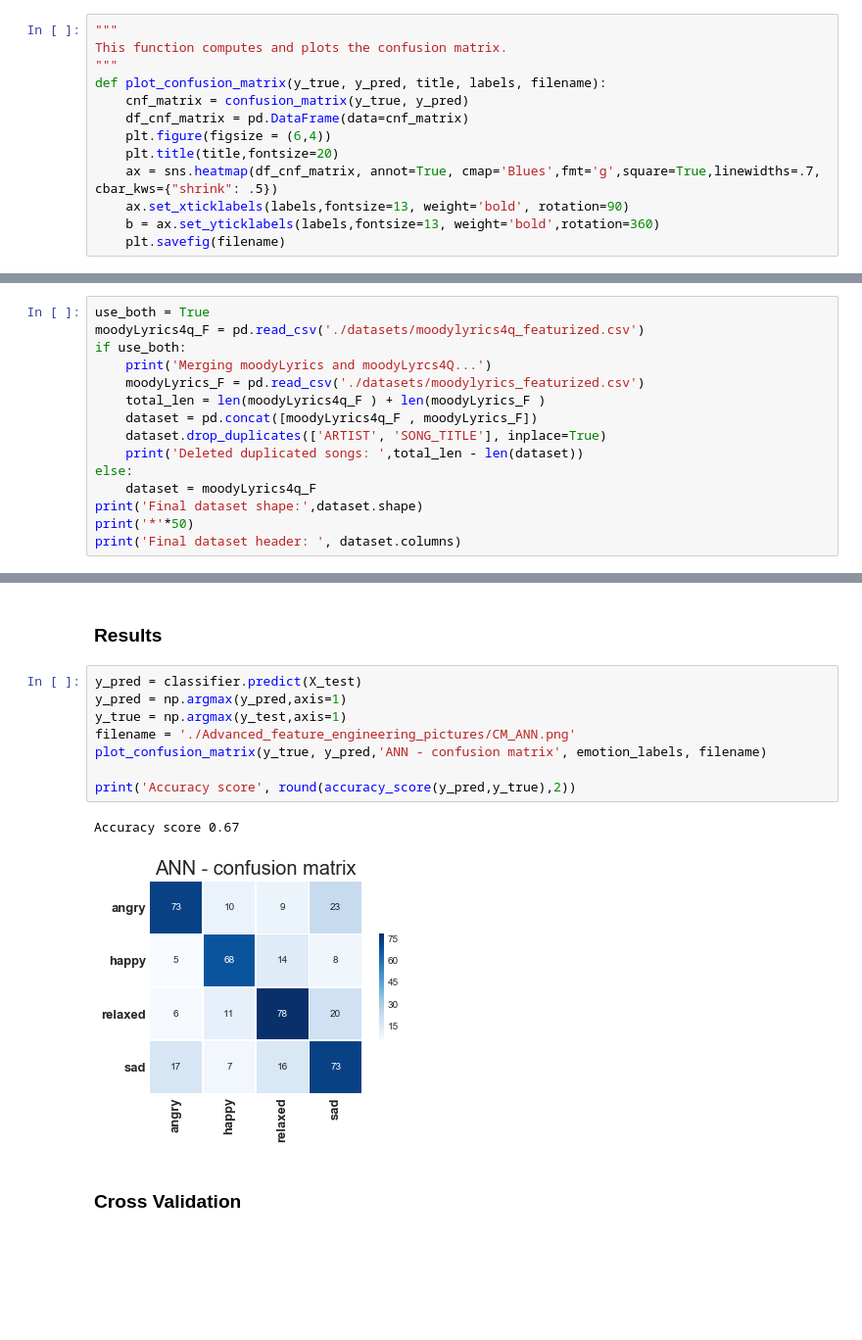
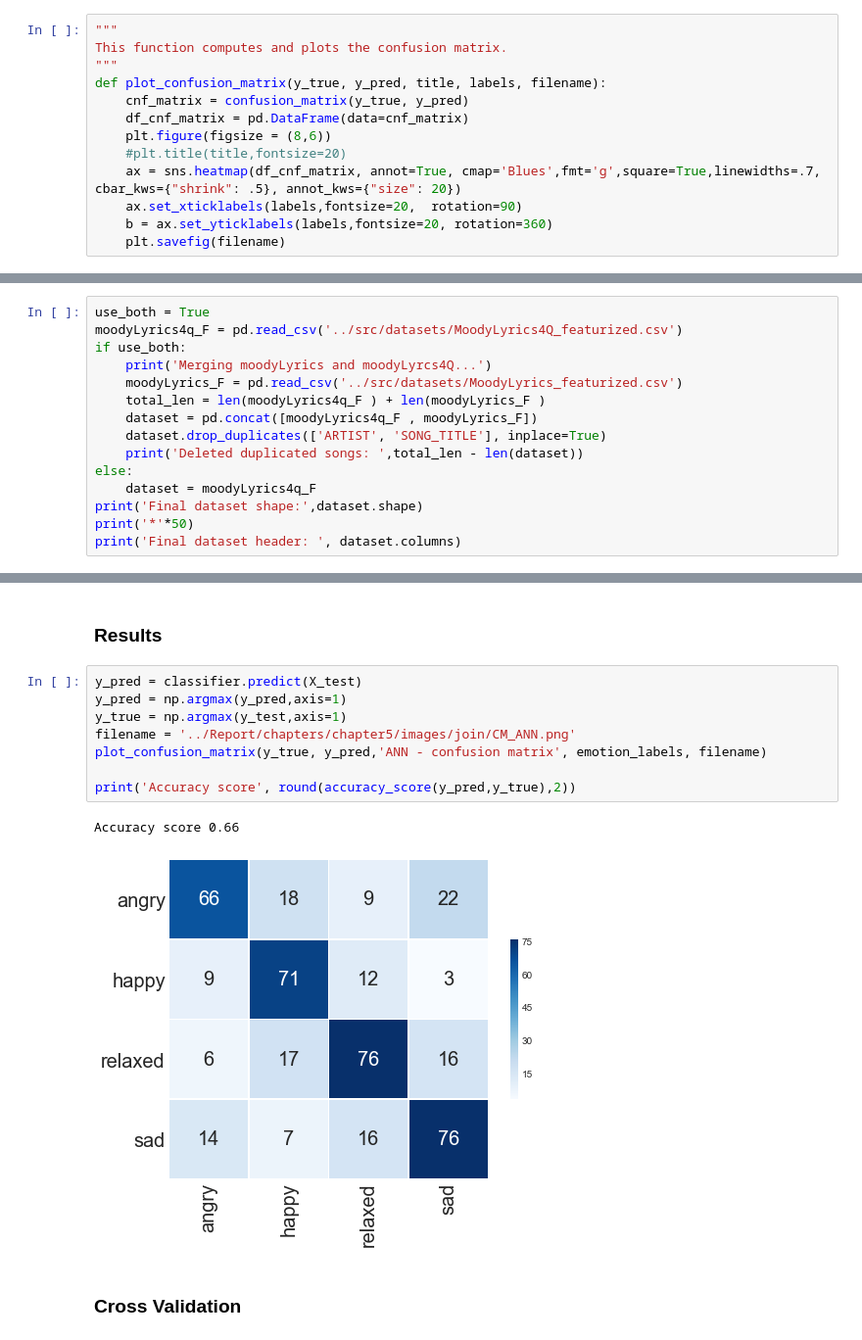
Before and after one commit to sgiammy/emotion-patterns-in-music-playlists, a Jupyter notebook: Notebook/2_Advanced_Feature_Engineering.ipynb, the cells around one changed output, grey strips where cells are left out. Shown at 98% size. Saved outputs shown, nothing was run; the diff lists cells and outputs as text; blank space fills up the shorter version.

```diff
--- a/Notebook/2_Advanced_Feature_Engineering.ipynb
+++ b/Notebook/2_Advanced_Feature_Engineering.ipynb
@@ -45,11 +45,11 @@ This function computes and plots the confusion matrix.
 def plot_confusion_matrix(y_true, y_pred, title, labels, filename):
     cnf_matrix = confusion_matrix(y_true, y_pred)
     df_cnf_matrix = pd.DataFrame(data=cnf_matrix)
-    plt.figure(figsize = (6,4))
-    plt.title(title,fontsize=20)
-    ax = sns.heatmap(df_cnf_matrix, annot=True, cmap='Blues',fmt='g',square=True,linewidths=.7, cbar_kws={"shrink": .5})
-    ax.set_xticklabels(labels,fontsize=13, weight='bold', rotation=90)
-    b = ax.set_yticklabels(labels,fontsize=13, weight='bold',rotation=360)
+    plt.figure(figsize = (8,6))
+    #plt.title(title,fontsize=20)
+    ax = sns.heatmap(df_cnf_matrix, annot=True, cmap='Blues',fmt='g',square=True,linewidths=.7, cbar_kws={"shrink": .5}, annot_kws={"size": 20})
+    ax.set_xticklabels(labels,fontsize=20,  rotation=90)
+    b = ax.set_yticklabels(labels,fontsize=20, rotation=360)
     plt.savefig(filename)
 # %% [markdown]
 # Introduction
@@ -157,10 +157,10 @@ We already featurized the songs in MoodyLyrics and in MoodyLyrics4Q using the sc
 Here we will build a model using both datasets. This behavior can be changed setting `use_both  = False` (in this case we'll use MoodyLyrics4Q alone.
 # %%
 use_both = True
-moodyLyrics4q_F = pd.read_csv('./datasets/moodylyrics4q_featurized.csv')
+moodyLyrics4q_F = pd.read_csv('../src/datasets/MoodyLyrics4Q_featurized.csv')
 if use_both:
     print('Merging moodyLyrics and moodyLyrcs4Q...')
-    moodyLyrics_F = pd.read_csv('./datasets/moodylyrics_featurized.csv')
+    moodyLyrics_F = pd.read_csv('../src/datasets/MoodyLyrics_featurized.csv')
     total_len = len(moodyLyrics4q_F ) + len(moodyLyrics_F )
     dataset = pd.concat([moodyLyrics4q_F , moodyLyrics_F])
     dataset.drop_duplicates(['ARTIST', 'SONG_TITLE'], inplace=True)
@@ -350,14 +350,14 @@ classifier.fit(X_train, y_train, batch_size = 128, epochs = 100,
 # %%
 y_pred = classifier.predict(X_test)
 y_pred = np.argmax(y_pred,axis=1)
 y_true = np.argmax(y_test,axis=1)
-filename = './Advanced_feature_engineering_pictures/CM_ANN.png'
+filename = '../Report/chapters/chapter5/images/join/CM_ANN.png'
 plot_confusion_matrix(y_true, y_pred,'ANN - confusion matrix', emotion_labels, filename)
 
 print('Accuracy score', round(accuracy_score(y_pred,y_true),2))
 # %% [output]
-Accuracy score 0.67
+Accuracy score 0.66
-[figure, old version]
+[figure, new version]
 # %% [markdown]
 ### Cross Validation
 # %%
```
Also changed, not shown: parts of 5 cells of this notebook.
